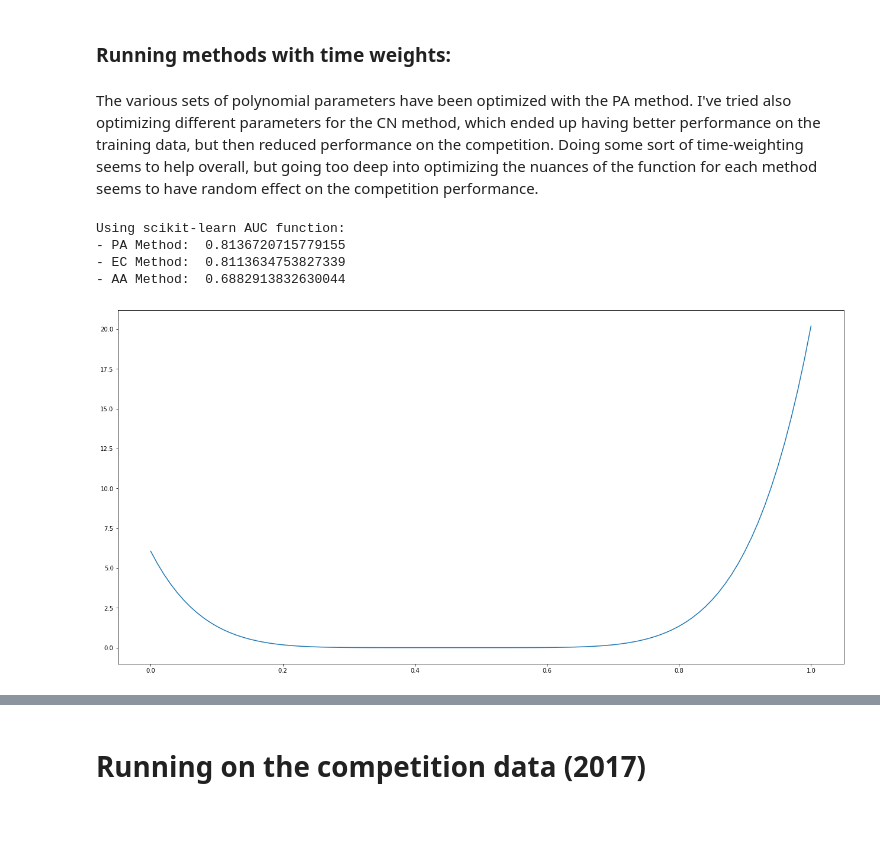
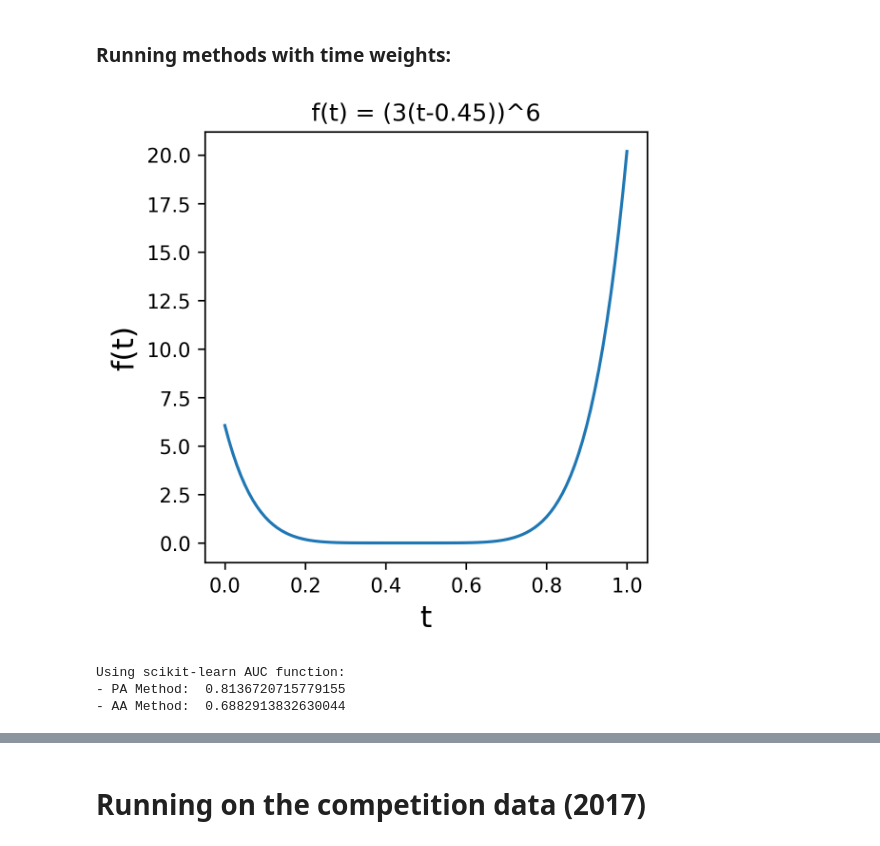
Before and after one commit to Buffoni/quantum-link-prediction, a Jupyter notebook: full_code.ipynb, the cells around one changed output, grey strips where cells are left out. Saved outputs shown, nothing was run; the diff lists cells and outputs as text; code cells hidden in the pictures; blank space fills up the shorter version.

```diff
--- a/full_code.ipynb
+++ b/full_code.ipynb
@@ -378,6 +272,6 @@ In order to quantify and test this hypothesis we normalized the time stamp to a
 # %%
 # Normalizing the time-stamps
-times = full_dynamic_graph_sparse[:, 2] - full_dynamic_graph_sparse[:, 2].min()
+times = graph_2014[:, 2] - graph_2014[:, 2].min()
 t     = times/times.max()
 
 def polynomial(x, x0, x1, a, b):
@@ -403,8 +297,8 @@ for b in b_range:
 
                 times_norm = polynomial(t, x0, x1, a, b)
                 times_norm = np.concatenate([times_norm, times_norm])
-                adjM_weighted = ss.csr_matrix((times_norm, (data_rows, data_cols)), shape=(NUM_OF_VERTICES, NUM_OF_VERTICES))
-                score_list_pa_time = pa_method(adjM_weighted, unconnected_vertex_pairs)
+                adjM_weighted = ss.csr_matrix((times_norm, (data_rows_2014, data_cols_2014)), shape=(NUM_OF_VERTICES, NUM_OF_VERTICES))
+                score_list_pa_time = pa_method(adjM_weighted, unconnected_2014)
                 AUC_PA_sk_time = roc_auc_score(ground_truth, score_list_pa_time)
 
                 AUC_save.append([AUC_PA_sk_time, x0, x1, a, b])
@@ -430,48 +324,47 @@ Found max AUC 0.8136713130746505 for:
 [1.0e-03 4.5e-01 3.0e+00 6.0e+00]
 # %% [markdown]
 ### Running methods with time weights:
-# %% [markdown]
-The various sets of polynomial parameters have been optimized with the PA method. I've tried also optimizing different parameters for the CN method, which ended up having better performance on the training data, but then reduced performance on the competition. Doing some sort of time-weighting seems to help overall, but going too deep into optimizing the nuances of the function for each method seems to have random effect on the competition performance.
 # %%
 def polynomial(x, x0, x1, a, b):
     return x0 + (a*(x-x1))**b
 
 # Normalizing the time-stamps
-times = full_dynamic_graph_sparse[:, 2] - full_dynamic_graph_sparse[:, 2].min()
+times = graph_2014[:, 2] - graph_2014[:, 2].min()
 t     = times/times.max()
-
-delta = 0.01
-x = np.arange(0, 1+delta, delta)
 
 x0 = 0.0
 x1 = 0.45
 a  = 3
 b  = 6
 
+delta = 0.01
+x = np.arange(0, 1+delta, delta)
+plt.figure(figsize=(4,4), dpi = 300)
 plt.plot(x , polynomial(x, x0, x1, a, b))
+plt.title("f(t) = (3(t-0.45))^6" ,fontsize=12);
+plt.ylabel(r'f(t)',fontsize=15);
+plt.xlabel(r't',fontsize=15);
+plt.savefig('time_function.pdf')
+plt.show()
 
 # Polynomial function of the time-stamps
 times_norm = polynomial(t, x0, x1, a, b)
 times_norm = np.concatenate([times_norm, times_norm])
 
 # Building the weighted adjacency matrix
-adjM_weighted = ss.csr_matrix((times_norm, (data_rows, data_cols)), shape=(NUM_OF_VERTICES, NUM_OF_VERTICES))
+adjM_weighted = ss.csr_matrix((times_norm, (data_rows_2014, data_cols_2014)), shape=(NUM_OF_VERTICES, NUM_OF_VERTICES))
 
-score_list_pa_time = pa_method(adjM_weighted, unconnected_vertex_pairs)
-score_list_ec_time = ec_method(adjM_weighted, unconnected_vertex_pairs)
-score_list_aa_time = aa_method(adjM_weighted, unconnected_vertex_pairs)
+score_list_pa_time = pa_method(adjM_weighted, unconnected_2014)
+score_list_aa_time = aa_method(adjM_weighted, unconnected_2014)
 
-AUC_PA_sk_time = roc_auc_score(ground_truth, score_list_pa_time)
-AUC_EC_sk_time = roc_auc_score(ground_truth, score_list_ec_time)
-AUC_AA_sk_time = roc_auc_score(ground_truth, score_list_aa_time)
+AUC_PA_time = roc_auc_score(ground_truth, score_list_pa_time)
+AUC_AA_time = roc_auc_score(ground_truth, score_list_aa_time)
 
 print("Using scikit-learn AUC function:")
-print("- PA Method: ", AUC_PA_sk_time)
-print("- EC Method: ", AUC_EC_sk_time)
-print("- AA Method: ", AUC_AA_sk_time)
+print("- PA Method: ", AUC_PA_time)
+print("- AA Method: ", AUC_AA_time)
 # %% [output]
+[figure, new version]
 Using scikit-learn AUC function:
 - PA Method:  0.8136720715779155
-- EC Method:  0.8113634753827339
 - AA Method:  0.6882913832630044
-[figure, old version]
```
Also changed, not shown: parts of 34 cells of this notebook.
